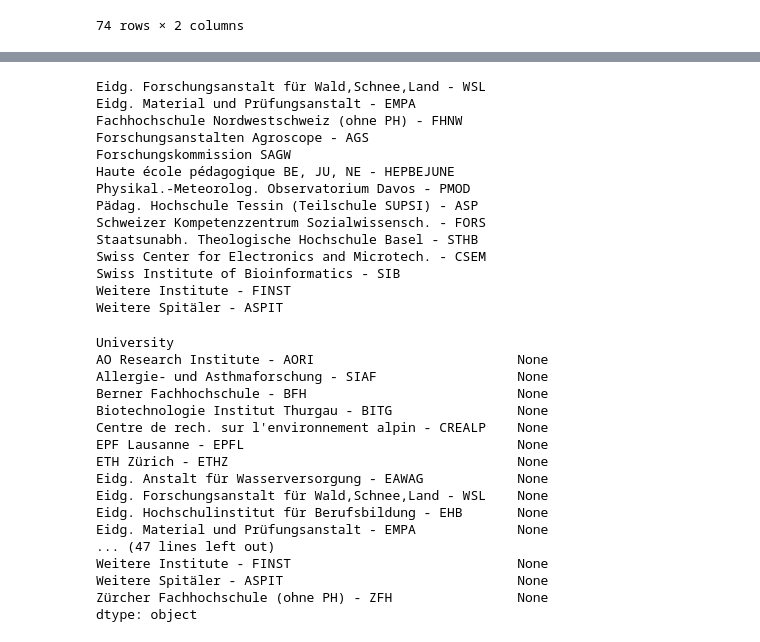
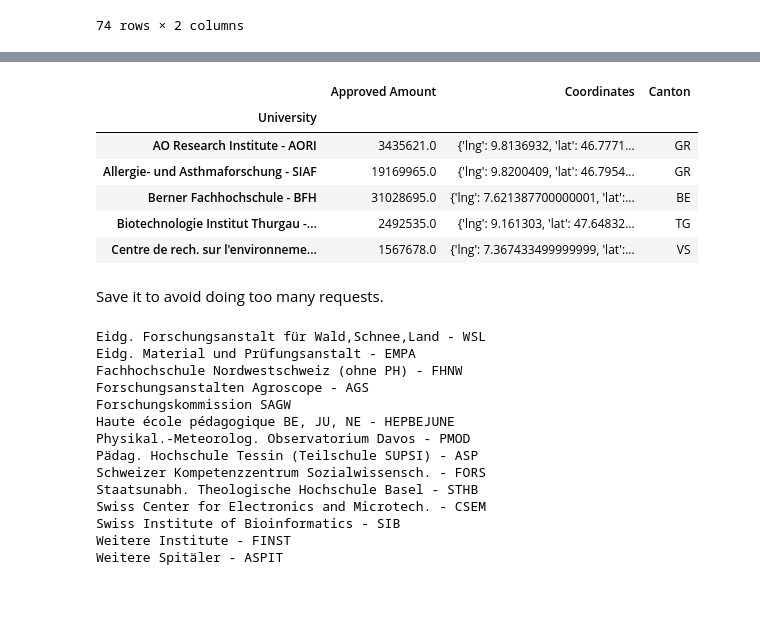
Before and after one commit to bojbilla/AdaHomeworks, a Jupyter notebook: 03 - Interactive Viz/HW3.ipynb, the cells around one changed output, grey strips where cells are left out. Drawn from its saved outputs; the diff is of its cells as text; code cells hidden in the pictures; blank space fills up the shorter version.

Commit message:
list of grants with coordinates and canton code

```diff
--- a/03 - Interactive Viz/HW3.ipynb
+++ b/03 - Interactive Viz/HW3.ipynb
@@ -111,6 +113,3 @@ grants_grouped_localised
 | Weitere Spitäler - ASPIT | 1.074981e+07 | {'results': [], 'html_attribution... |
 | Zürcher Fachhochschule (ohne PH) ... | 4.484345e+07 | {'results': [{'icon': 'https://ma... |
 74 rows × 2 columns
-# %%
-x = grants_grouped_localised.head(1)['Raw localisation']
-grants_grouped_localised.to_csv('grants_grouped_localised.csv')
@@ -120,0 +139,5 @@ def print_index_if_empty(row):
+# %%
+grants_with_cantons = grants_grouped.copy()
+grants_with_cantons['Coordinates'] = grants_grouped_localised.apply(helpers.extract_lat_lng, axis = 1)
+#now use that to get the cantons
+grants_with_cantons['Canton'] = grants_with_cantons.apply(lambda x: helpers.canton_from_coordinates(x['Coordinates']), axis=1)
@@ -120,0 +154,12 @@ def print_index_if_empty(row):
+# %%
+grants_with_cantons.head(5)
+# %% [output]
+|  | Approved Amount | Coordinates | Canton |
+| University |  |  |  |
+| AO Research Institute - AORI | 3435621.0 | {'lng': 9.8136932, 'lat': 46.7771... | GR |
+| Allergie- und Asthmaforschung - SIAF | 19169965.0 | {'lng': 9.8200409, 'lat': 46.7954... | GR |
+| Berner Fachhochschule - BFH | 31028695.0 | {'lng': 7.621387700000001, 'lat':... | BE |
+| Biotechnologie Institut Thurgau -... | 2492535.0 | {'lng': 9.161303, 'lat': 47.64832... | TG |
+| Centre de rech. sur l'environneme... | 1567678.0 | {'lng': 7.367433499999999, 'lat':... | VS |
+# %% [markdown]
+Save it to avoid doing too many requests.
@@ -121,6 +168,6 @@ def print_index_if_empty(row):
 # %%
 #grants_grouped_localised[grants_grouped_localised['Raw localisation']['results']]
-grants_grouped_localised.apply(print_index_if_empty, axis=1)
+x = grants_grouped_localised.apply(helpers.print_index_if_empty, axis=1)
 # %% [output]
 Eidg. Forschungsanstalt für Wald,Schnee,Land - WSL
 Eidg. Material und Prüfungsanstalt - EMPA
@@ -136,20 +183,3 @@ Swiss Center for Electronics and Microtech. - CSEM
 Swiss Institute of Bioinformatics - SIB
 Weitere Institute - FINST
 Weitere Spitäler - ASPIT
-University
-AO Research Institute - AORI                          None
-Allergie- und Asthmaforschung - SIAF                  None
-Berner Fachhochschule - BFH                           None
-Biotechnologie Institut Thurgau - BITG                None
-Centre de rech. sur l'environnement alpin - CREALP    None
-EPF Lausanne - EPFL                                   None
-ETH Zürich - ETHZ                                     None
-Eidg. Anstalt für Wasserversorgung - EAWAG            None
-Eidg. Forschungsanstalt für Wald,Schnee,Land - WSL    None
-Eidg. Hochschulinstitut für Berufsbildung - EHB       None
-Eidg. Material und Prüfungsanstalt - EMPA             None
-... (47 lines left out)
-Weitere Institute - FINST                             None
-Weitere Spitäler - ASPIT                              None
-Zürcher Fachhochschule (ohne PH) - ZFH                None
-dtype: object
```
Also changed, not shown: parts of 9 cells of this notebook, 2 other files.
